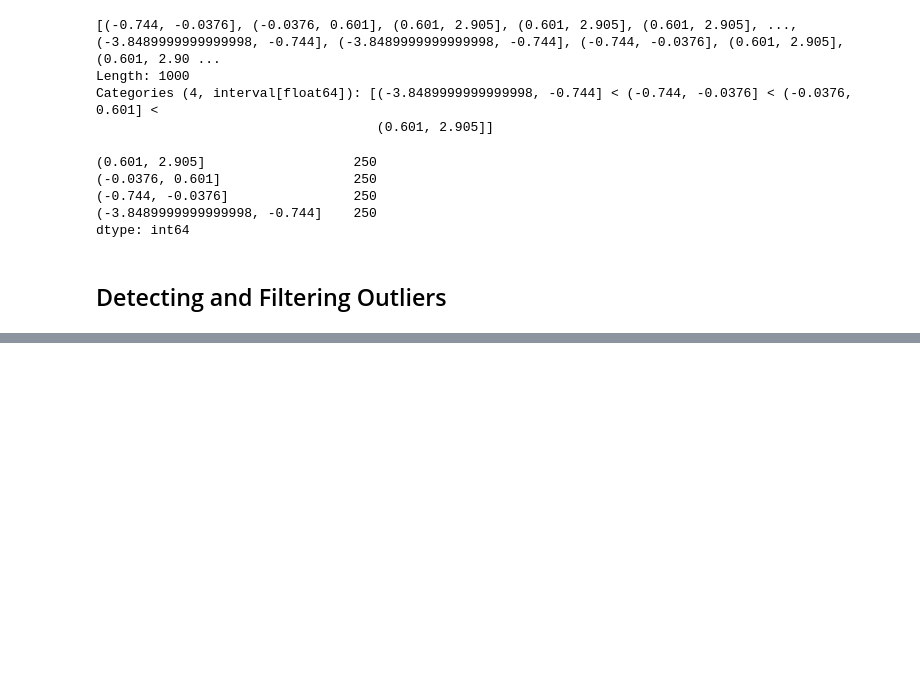
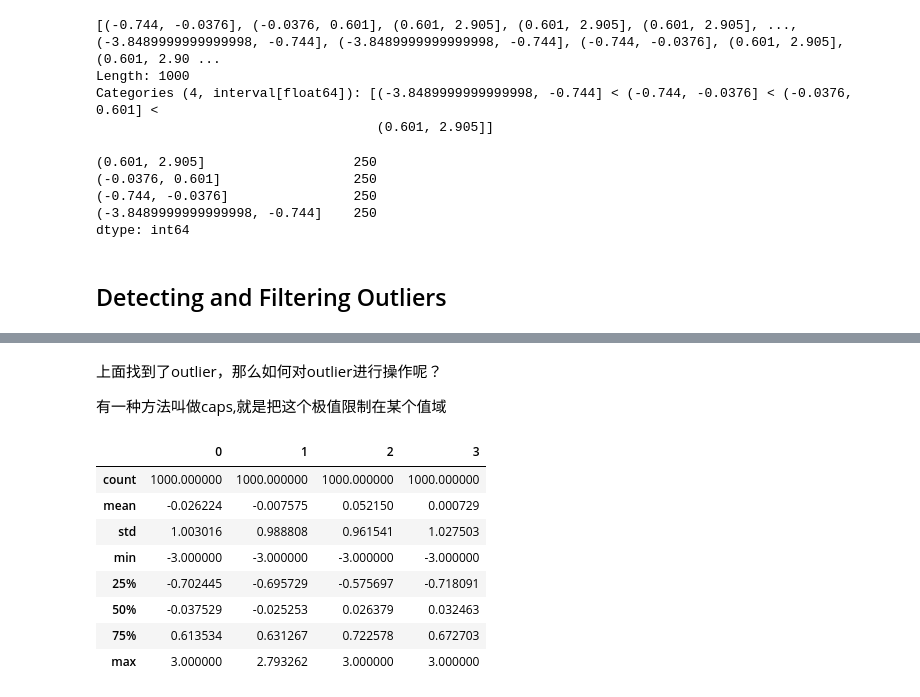
Before and after one commit to XingxinHE/Python-for-Data-Analysis-Notes, a Jupyter notebook: 7_2_Data_Transformation.ipynb, the cells around one changed output, grey strips where cells are left out. Saved outputs shown, nothing was run; the diff lists cells and outputs as text; code cells hidden in the pictures; blank space fills up the shorter version.

```diff
--- a/7_2_Data_Transformation.ipynb
+++ b/7_2_Data_Transformation.ipynb
@@ -373,0 +441,17 @@ dtype: int64
+# %% [markdown]
+上面找到了outlier，那么如何对outlier进行操作呢？
+
+有一种方法叫做caps,就是把这个极值限制在某个值域
+# %%
+data[np.abs(data)>3] = np.sign(data) * 3
+data.describe() 可以看到无论是min还是max，都封装在了3
+# %% [output]
+|  | 0 | 1 | 2 | 3 |
+| count | 1000.000000 | 1000.000000 | 1000.000000 | 1000.000000 |
+| mean | -0.026224 | -0.007575 | 0.052150 | 0.000729 |
+| std | 1.003016 | 0.988808 | 0.961541 | 1.027503 |
+| min | -3.000000 | -3.000000 | -3.000000 | -3.000000 |
+| 25% | -0.702445 | -0.695729 | -0.575697 | -0.718091 |
+| 50% | -0.037529 | -0.025253 | 0.026379 | 0.032463 |
+| 75% | 0.613534 | 0.631267 | 0.722578 | 0.672703 |
+| max | 3.000000 | 2.793262 | 3.000000 | 3.000000 |
```
Also changed, not shown: parts of 18 cells of this notebook.
